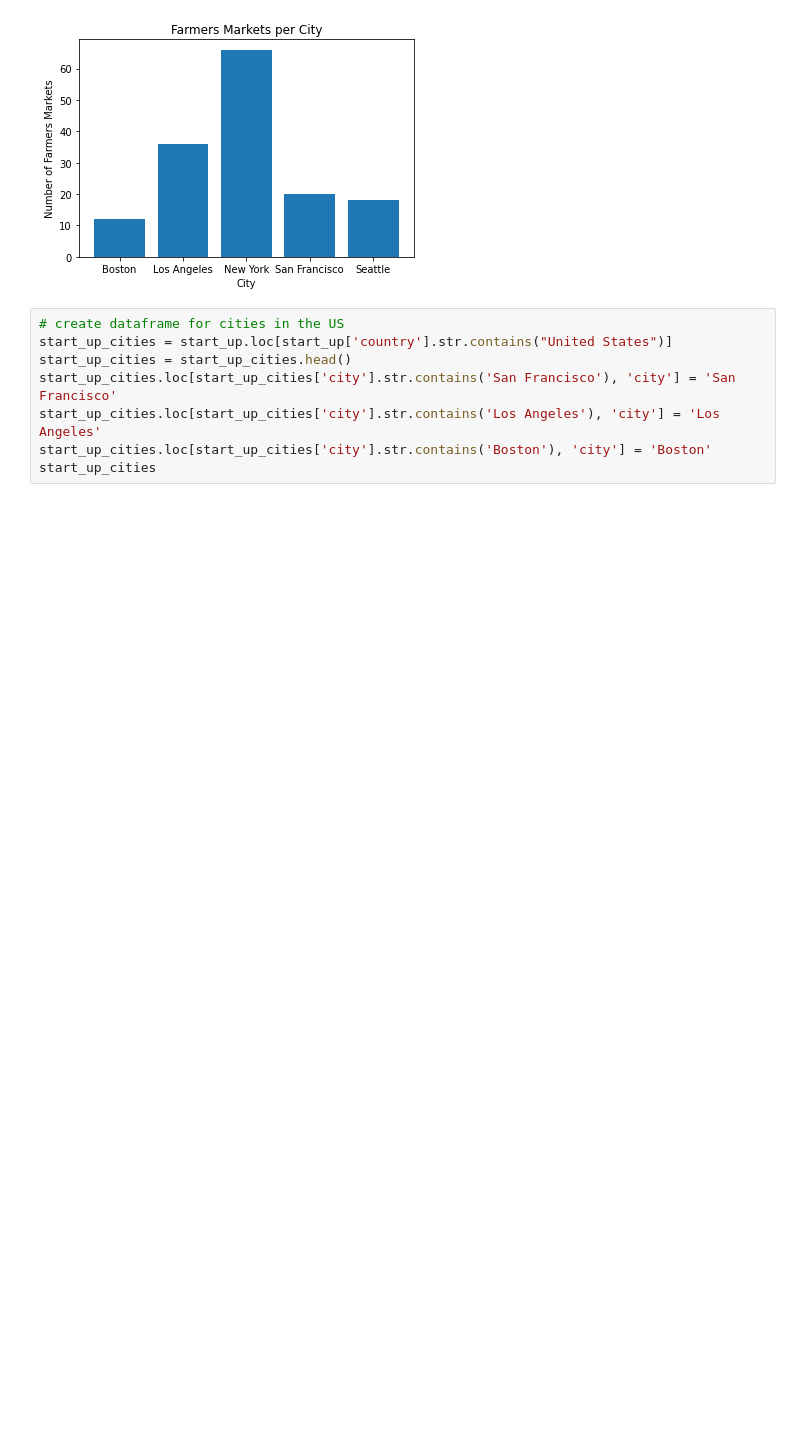
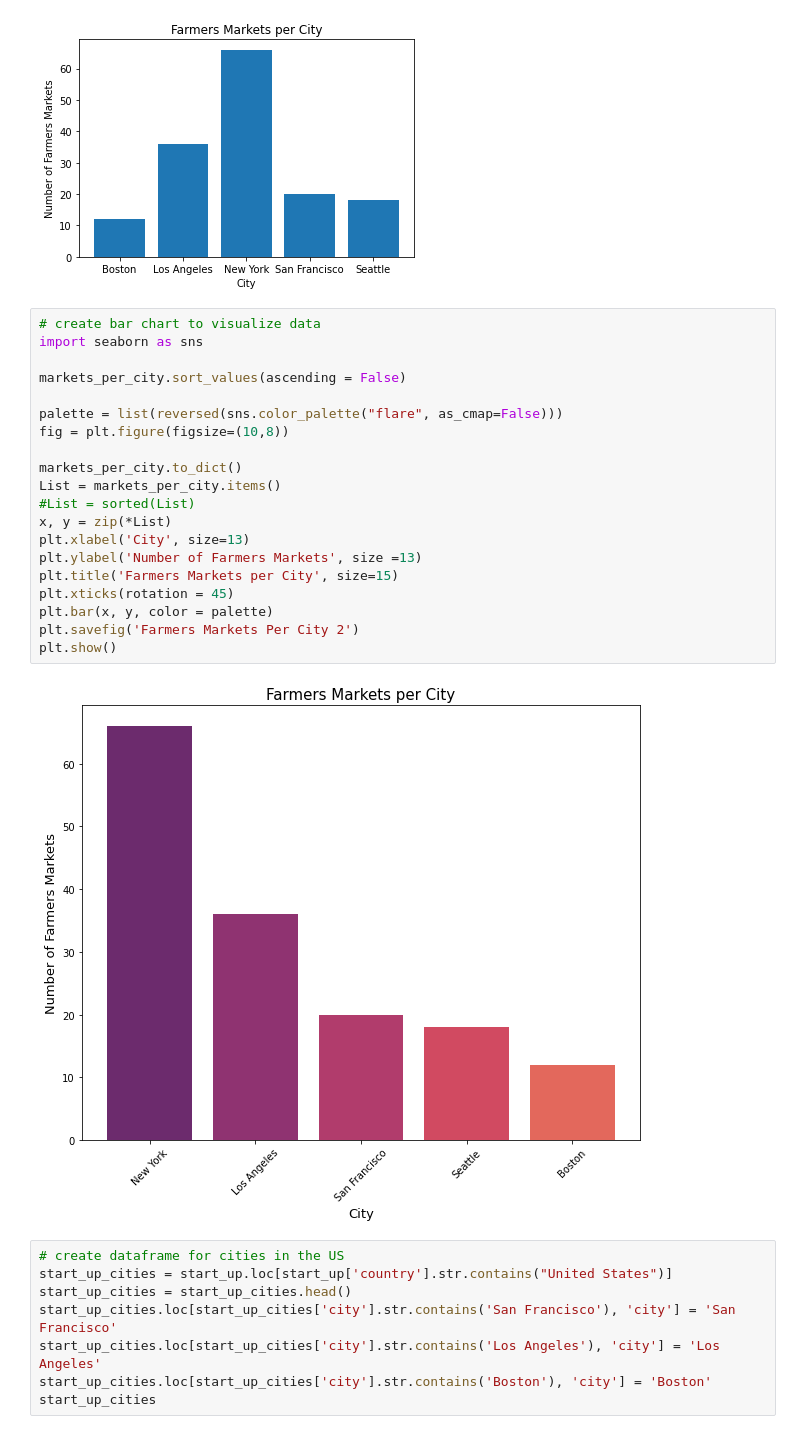
Before and after one commit to RobSalazar/Project-1, a Jupyter notebook: Nick/Start Ups and Farmers Markets/farmersmarketcount.ipynb, the cells around one changed output. Drawn from its saved outputs; the diff is of its cells as text; blank space fills up the shorter version.

Commit message:
added graph to nick folder

```diff
--- a/Nick/Start Ups and Farmers Markets/farmersmarketcount.ipynb
+++ b/Nick/Start Ups and Farmers Markets/farmersmarketcount.ipynb
@@ -89,6 +89,28 @@ plt.savefig('Farmers Markets Per City')
 plt.show()
 # %% [output]
 [figure]
+# %%
+# create bar chart to visualize data
+import seaborn as sns
+
+markets_per_city.sort_values(ascending = False)
+
+palette = list(reversed(sns.color_palette("flare", as_cmap=False)))
+fig = plt.figure(figsize=(10,8))
+
+markets_per_city.to_dict()
+List = markets_per_city.items()
+#List = sorted(List)
+x, y = zip(*List)
+plt.xlabel('City', size=13)
+plt.ylabel('Number of Farmers Markets', size =13)
+plt.title('Farmers Markets per City', size=15)
+plt.xticks(rotation = 45)
+plt.bar(x, y, color = palette)
+plt.savefig('Farmers Markets Per City 2')
+plt.show()
+# %% [output]
+[figure, added]
 # %%
 # create dataframe for cities in the US
 start_up_cities = start_up.loc[start_up['country'].str.contains("United States")]
```
Also changed, not shown: 3 other files.
